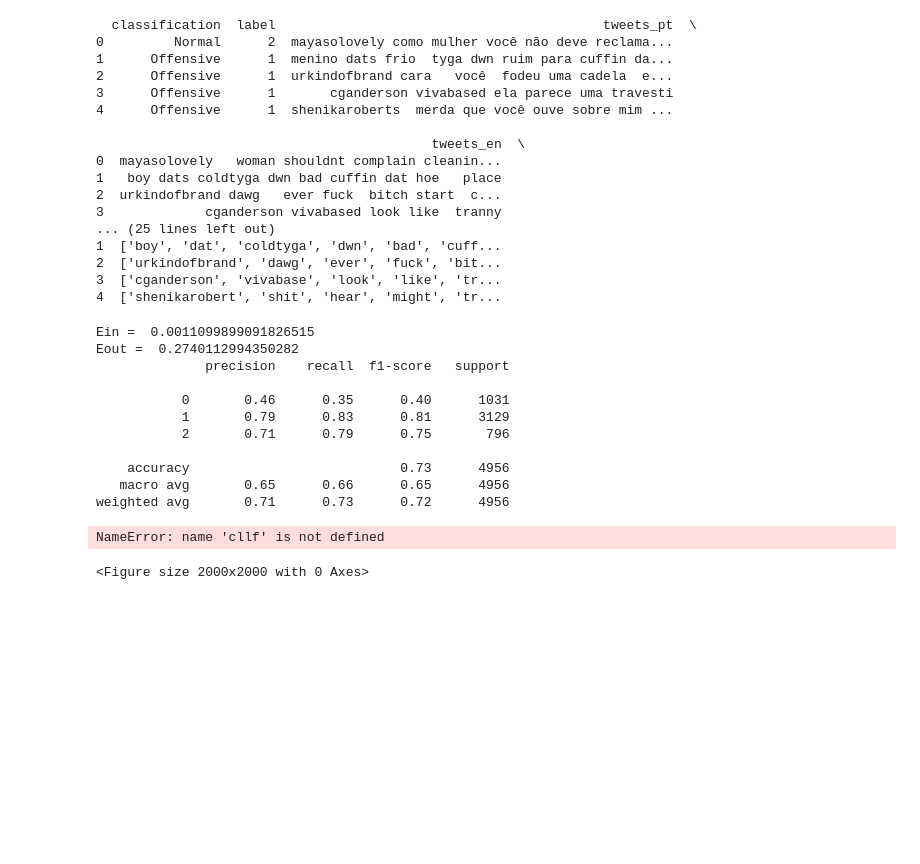
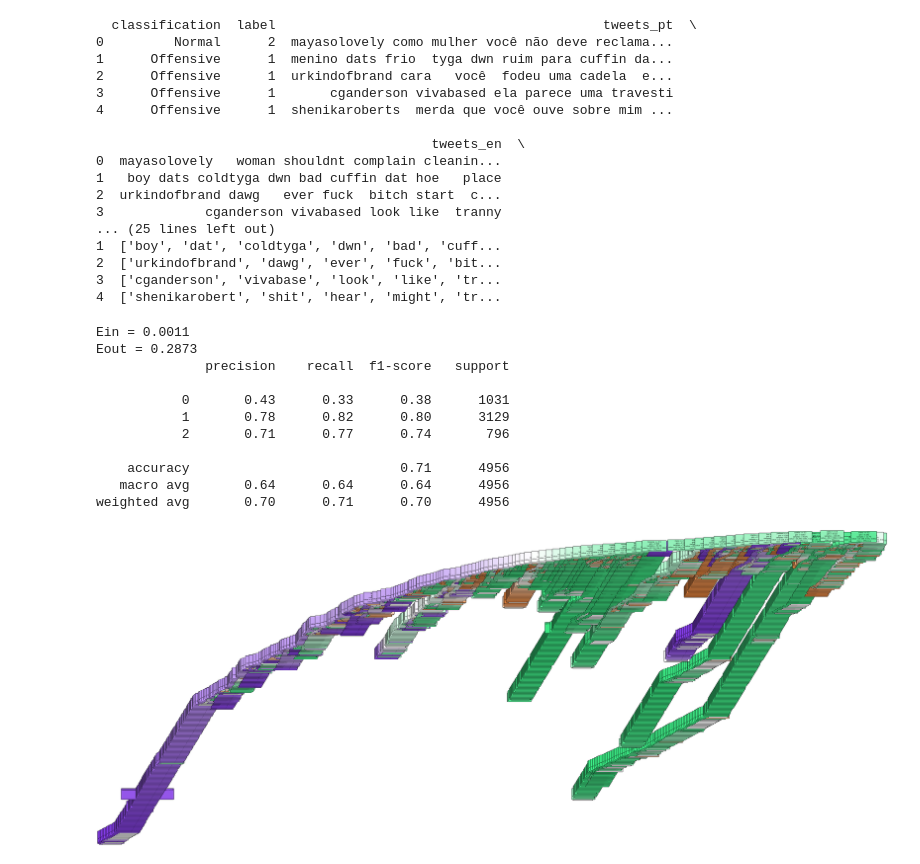
Before and after one commit to talesnobre/Final_Project-ML, a Jupyter notebook: arvore_decisao.ipynb, the cells around one changed output. Cells and saved outputs as stored; diff of their text form; code cells hidden in the pictures; blank space fills up the shorter version.

```diff
--- a/arvore_decisao.ipynb
+++ b/arvore_decisao.ipynb
@@ -31,40 +31,51 @@ print(data.head())
 3  ['cganderson', 'vivabase', 'look', 'like', 'tr...
 4  ['shenikarobert', 'shit', 'hear', 'might', 'tr...
 # %%
-x = np.array(data["tweets_pt"])
+x = np.array(data["pt_lemma"])
 y = np.array(data["label"])
 # %%
 cv = CountVectorizer()
 X = cv.fit_transform(x)
-X_train, X_test, y_train, y_test = train_test_split(X, y, test_size=0.2, random_state=42)
+X_train_tree, X_test_tree, y_train_tree, y_test_tree = train_test_split(X, y, test_size=0.2, random_state=42)
 # %%
 from sklearn.metrics import classification_report, accuracy_score
 
 clf = DecisionTreeClassifier()
-clf.fit(X_train,y_train)
+clf.fit(X_train_tree,y_train_tree)
 
-print('Ein = ', 1 - accuracy_score(y_train, clf.predict(X_train)))
-print('Eout = ', 1 - accuracy_score(y_test, clf.predict(X_test)))
-print(classification_report(y_test, clf.predict(X_test)))
+print('Ein = %0.4f' % (1 - accuracy_score(y_train_tree, clf.predict(X_train_tree))))
+print('Eout = %0.4f' % (1 - accuracy_score(y_test_tree, clf.predict(X_test_tree))))
+print(classification_report(y_test_tree, clf.predict(X_test_tree)))
 # %% [output]
-Ein =  0.0011099899091826515
-Eout =  0.2740112994350282
+Ein = 0.0011
+Eout = 0.2873
               precision    recall  f1-score   support
 
-           0       0.46      0.35      0.40      1031
-           1       0.79      0.83      0.81      3129
-           2       0.71      0.79      0.75       796
+           0       0.43      0.33      0.38      1031
+           1       0.78      0.82      0.80      3129
+           2       0.71      0.77      0.74       796
 
-    accuracy                           0.73      4956
-   macro avg       0.65      0.66      0.65      4956
-weighted avg       0.71      0.73      0.72      4956
+    accuracy                           0.71      4956
+   macro avg       0.64      0.64      0.64      4956
+weighted avg       0.70      0.71      0.70      4956
 # %%
 from sklearn.tree import plot_tree
 import matplotlib.pyplot as plt
 
-plt.figure(figsize=(20,20))
+# feature labels
+fn = cv.get_feature_names_out()
+
+# class label
+cn = ['Normal', 'Offensive', 'Hate Speech']
+
+plt.figure(figsize=(50,20))
 plot_tree(clf,
-          feature_names = cv.fa,
+          feature_names=fn,
+          class_names = cn,
+          filled=True,
+          proportion = True,
+          fontsize=6,
+          rounded=True)
+plt.savefig('tree.png', dpi=300)
 # %% [output]
-NameError: name 'cllf' is not defined
-<Figure size 2000x2000 with 0 Axes>
+[figure, added]
```
Also changed, not shown: parts of 5 cells of this notebook, 4 other files.
